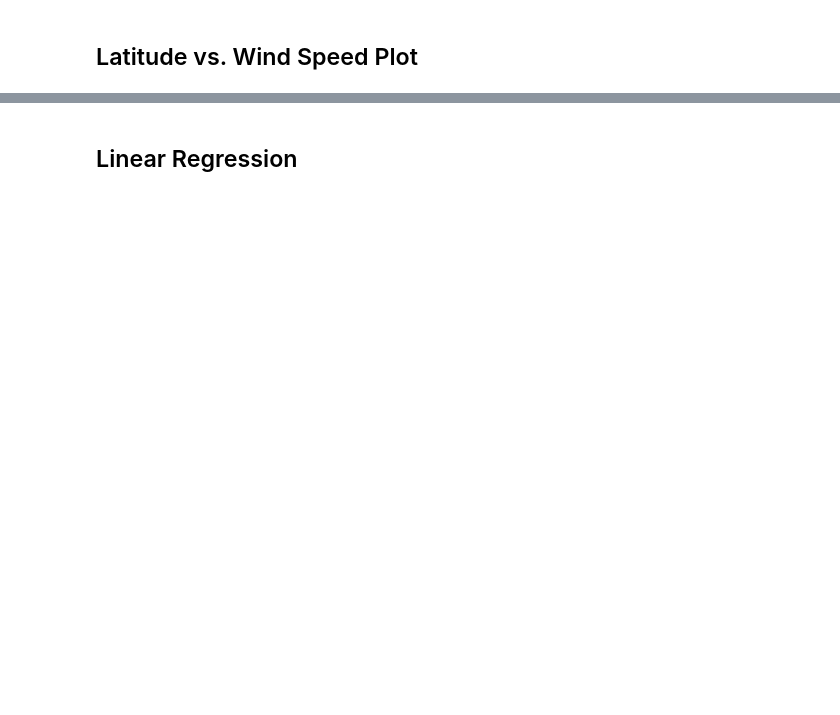
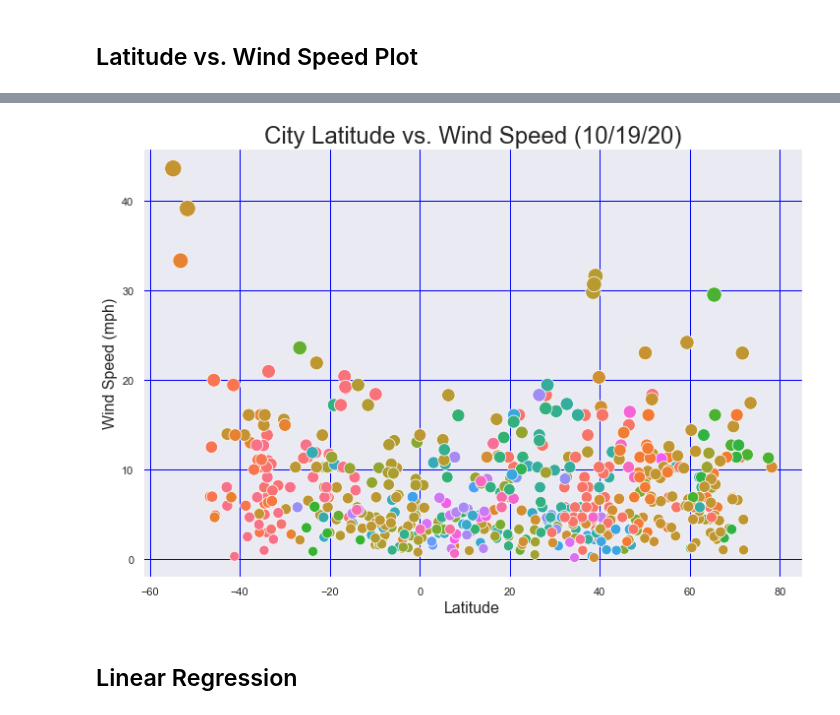
Before and after one commit to benwbarr/Python-API, a Jupyter notebook: WeatherPy/.ipynb, the cells around one changed output, grey strips where cells are left out. Drawn from its saved outputs; the diff is of its cells as text; code cells hidden in the pictures; blank space fills up the shorter version.

```diff
--- a/WeatherPy/.ipynb
+++ b/WeatherPy/.ipynb
@@ -284,2 +309,15 @@ plt.grid (b=True,which='major',axis='both',linestyle='-',color='blue')
+# %%
+fig = plt.gcf()
+fig.set_size_inches(12, 8)
+sns.set(style = 'darkgrid')
+
+sns.scatterplot(x ="Lat",  y ='Wind Speed',  data = weather_df, hue = 'Country',
+               marker = 'o', size='Wind Speed', sizes=(100, 300), legend=False)
+plt.title('City Latitude vs. Wind Speed (10/19/20)', size=24)
+plt.xlabel('Latitude', size=16)
+plt.ylabel('Wind Speed (mph)', size=16)
+plt.grid (b=True,which='major',axis='both',linestyle='-',color='blue')
+# %% [output]
+[figure, added]
 # %% [markdown]
 ## Linear Regression
```
Also changed, not shown: parts of 28 cells of this notebook, 1 other file.
